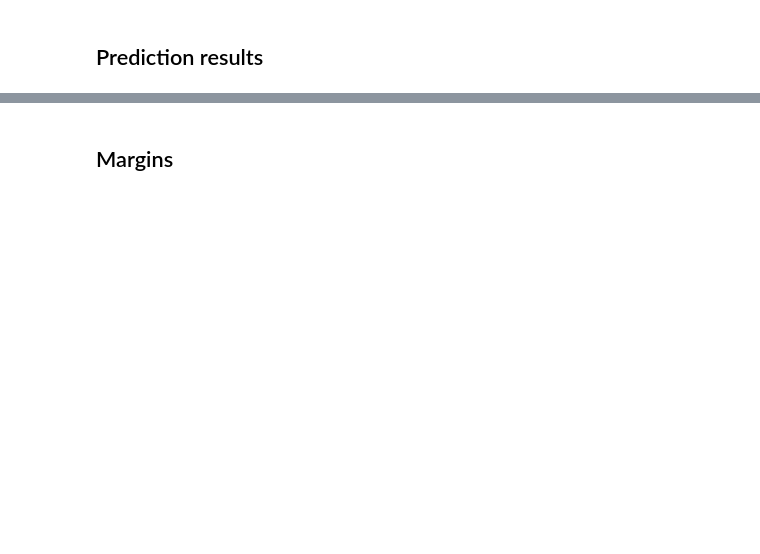
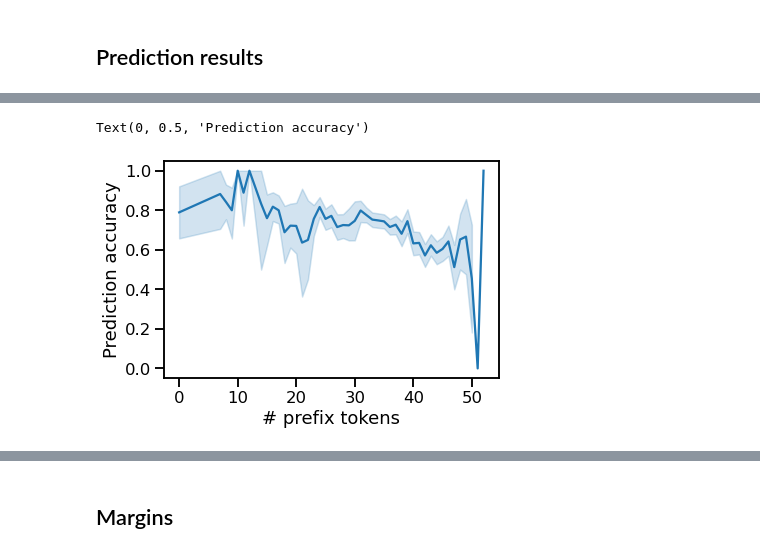
Before and after one commit to hans/syntaxgym-repetitions, a Jupyter notebook: analyze.ipynb, the cells around one changed output, grey strips where cells are left out. Saved outputs shown, nothing was run; the diff lists cells and outputs as text; code cells hidden in the pictures; blank space fills up the shorter version.

```diff
--- a/analyze.ipynb
+++ b/analyze.ipynb
@@ -47,0 +49,8 @@ sns.lineplot(data=prediction_df, x="num_prefix_sentences", y="prediction_0")
+# %%
+sns.lineplot(data=prediction_df, x="prefix_length", y="prediction_0")
+
+plt.xlabel("# prefix tokens")
+plt.ylabel("Prediction accuracy")
+# %% [output]
+Text(0, 0.5, 'Prediction accuracy')
+[figure, added]
```
Also changed, not shown: parts of 16 cells of this notebook, 2 other files.
